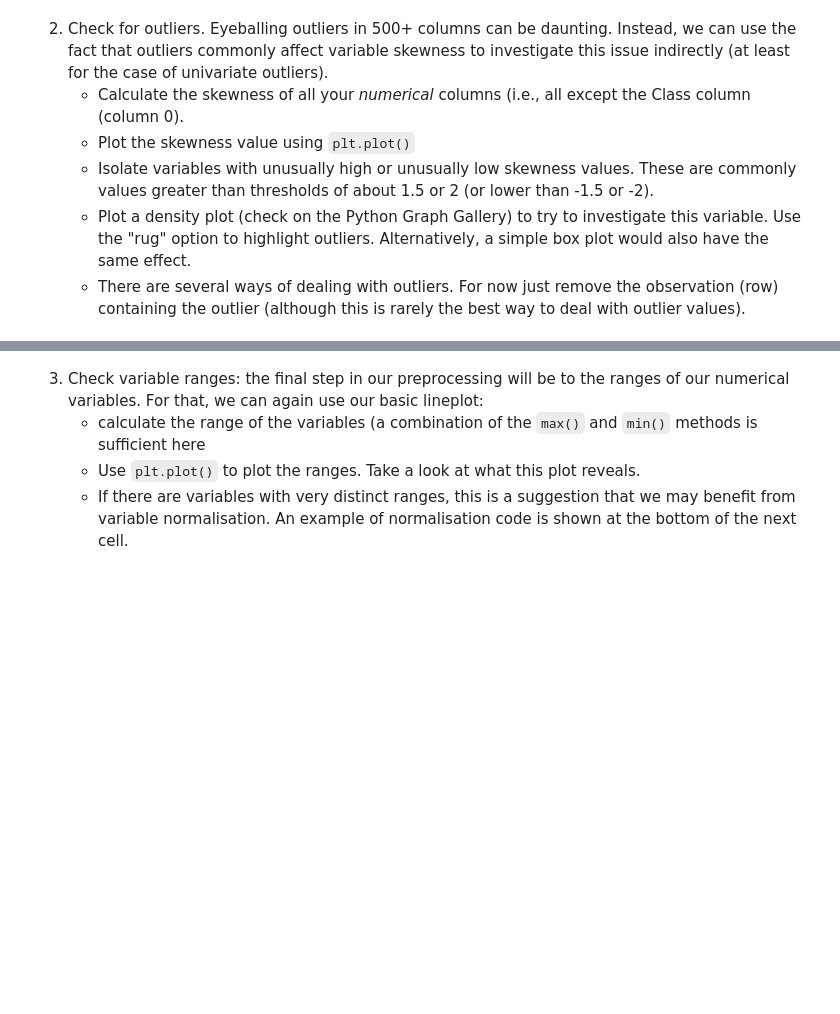
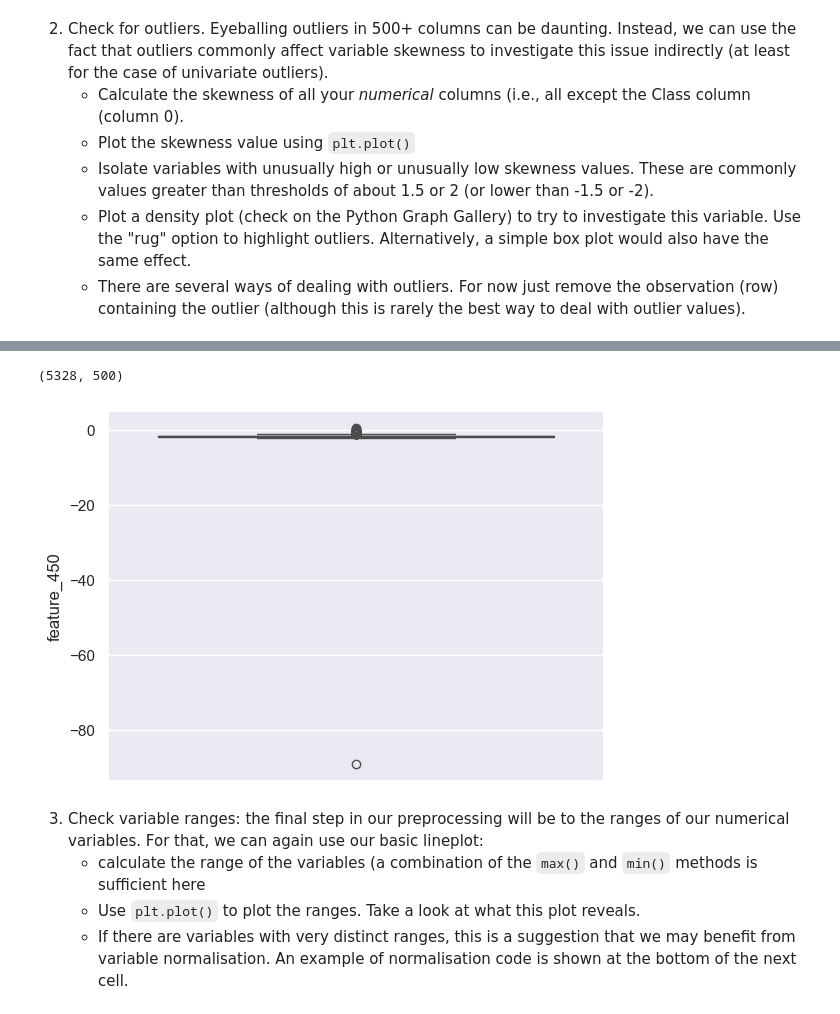
Before and after one commit to TheCherubQueen/DC3DMN, a Jupyter notebook: Labs/Lab04.ipynb, the cells around one changed output, grey strips where cells are left out. Cells and saved outputs as stored; diff of their text form; code cells hidden in the pictures; blank space fills up the shorter version.

```diff
--- a/Labs/Lab04.ipynb
+++ b/Labs/Lab04.ipynb
@@ -241,10 +252,18 @@ Length: 5329, dtype: object
 # %%
 # 5) Plot a density plot or a boxplot to investigate for outliers
 # <--- ADD YOUR PLOT CODE HERE
+sns.boxplot(tmp.iloc[:, 0])
 
 # 6) If there are really one or more outliers, remove the row(s) containing these values:
 # <--- get the index of row(s) containing outliers.
 # <--- remove these rows from x
+index = tmp > -80
+idx = index.iloc[:, 0]
+x_fil = x_fil.loc[idx,:]
+print(x_fil.shape)
+# %% [output]
+(5328, 500)
+[figure, added]
 # %% [markdown]
 3. Check variable ranges: the final step in our preprocessing will be to the ranges of our numerical variables. For that, we can again use our basic lineplot:
     - calculate the range of the variables (a combination of the `max()` and `min()` methods is sufficient here
```
Also changed, not shown: parts of 7 cells of this notebook, 1 other file.
